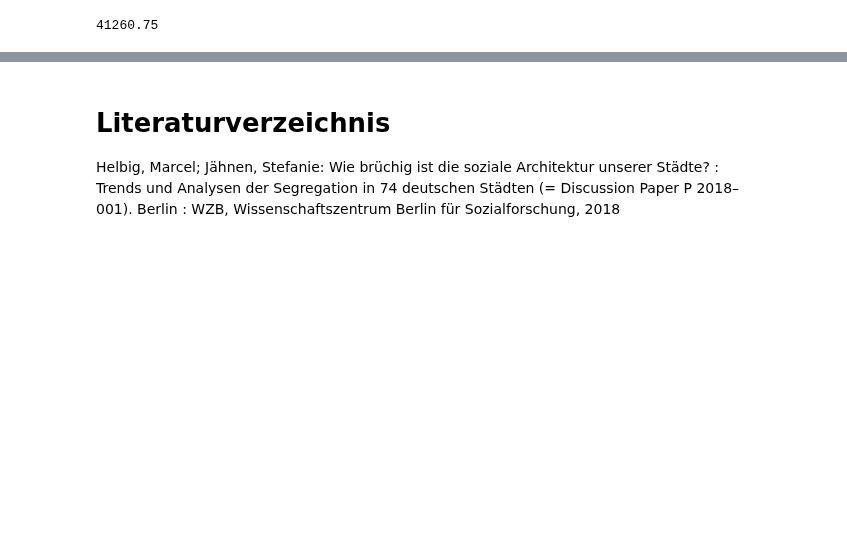
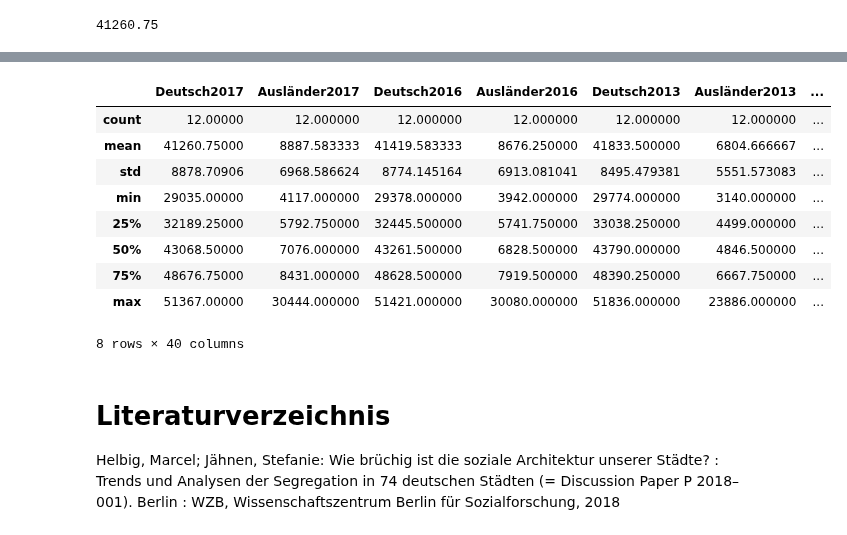
Before and after one commit to tschroeder10961/datascience-urban-segregation, a Jupyter notebook: GruppeB/Bevölkerungsstruktur_AfD-Bundestagswahlergebnisse2017_Dortmund.ipynb, the cells around one changed output, grey strips where cells are left out. Cells and saved outputs as stored; diff of their text form; code cells hidden in the pictures; blank space fills up the shorter version.

Commit message:
Rohdaten CSV in Notebook eingefügt

```diff
--- a/GruppeB/Bevölkerungsstruktur_AfD-Bundestagswahlergebnisse2017_Dortmund.ipynb
+++ b/GruppeB/Bevölkerungsstruktur_AfD-Bundestagswahlergebnisse2017_Dortmund.ipynb
@@ -96,3 +96,7 @@ dortmund.describe()
 dortmund['2017Deutsch'].mean()
 # %% [output]
 41260.75
+# %%
+import pandas as pd
+rohdaten = pd.read_csv('Rohdaten_v1.5_bereinigt.csv')
+print(rohdaten)
@@ -99,3 +121,16 @@ dortmund['2017Deutsch'].mean()
+# %%
+rohdaten.describe()
+# %% [output]
+|  | Deutsch2017 | Ausländer2017 | Deutsch2016 | Ausländer2016 | Deutsch2013 | Ausländer2013 | ... |
+| count | 12.00000 | 12.000000 | 12.000000 | 12.000000 | 12.000000 | 12.000000 | ... |
+| mean | 41260.75000 | 8887.583333 | 41419.583333 | 8676.250000 | 41833.500000 | 6804.666667 | ... |
+| std | 8878.70906 | 6968.586624 | 8774.145164 | 6913.081041 | 8495.479381 | 5551.573083 | ... |
+| min | 29035.00000 | 4117.000000 | 29378.000000 | 3942.000000 | 29774.000000 | 3140.000000 | ... |
+| 25% | 32189.25000 | 5792.750000 | 32445.500000 | 5741.750000 | 33038.250000 | 4499.000000 | ... |
+| 50% | 43068.50000 | 7076.000000 | 43261.500000 | 6828.500000 | 43790.000000 | 4846.500000 | ... |
+| 75% | 48676.75000 | 8431.000000 | 48628.500000 | 7919.500000 | 48390.250000 | 6667.750000 | ... |
+| max | 51367.00000 | 30444.000000 | 51421.000000 | 30080.000000 | 51836.000000 | 23886.000000 | ... |
+8 rows × 40 columns
 # %% [markdown]
 # Literaturverzeichnis
 
```
Also changed, not shown: parts of 1 cell of this notebook.
